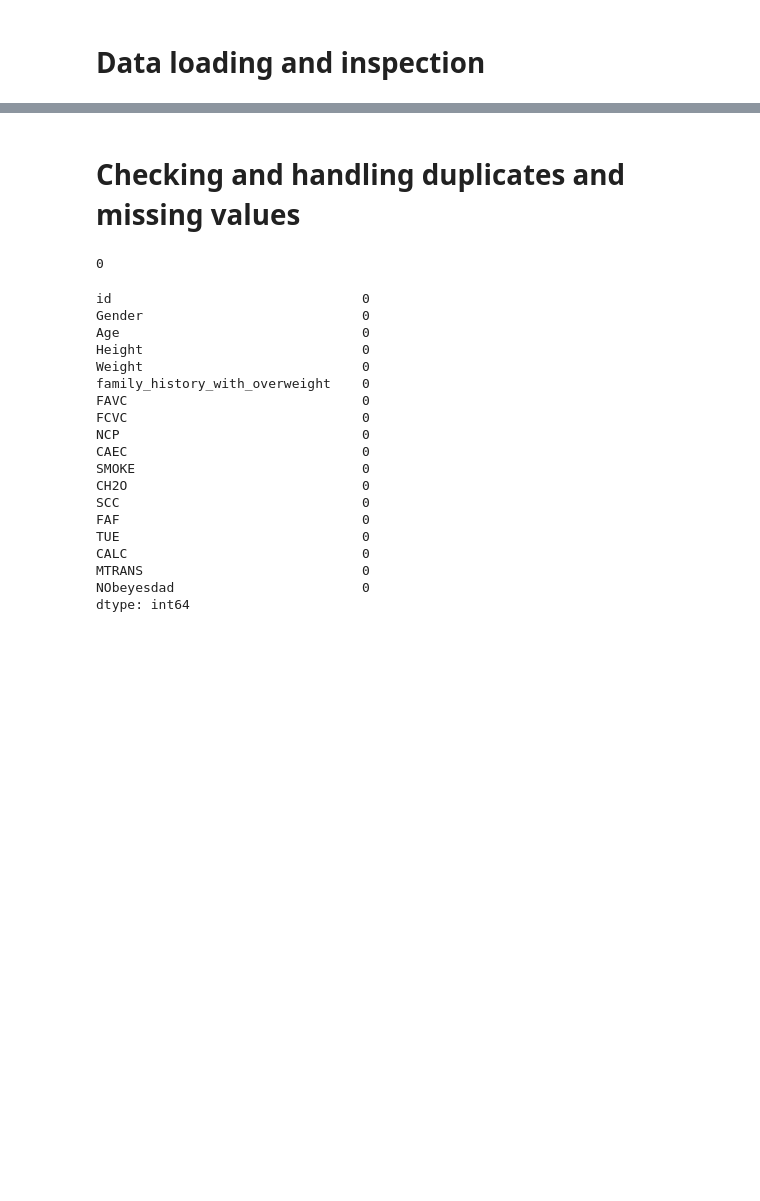
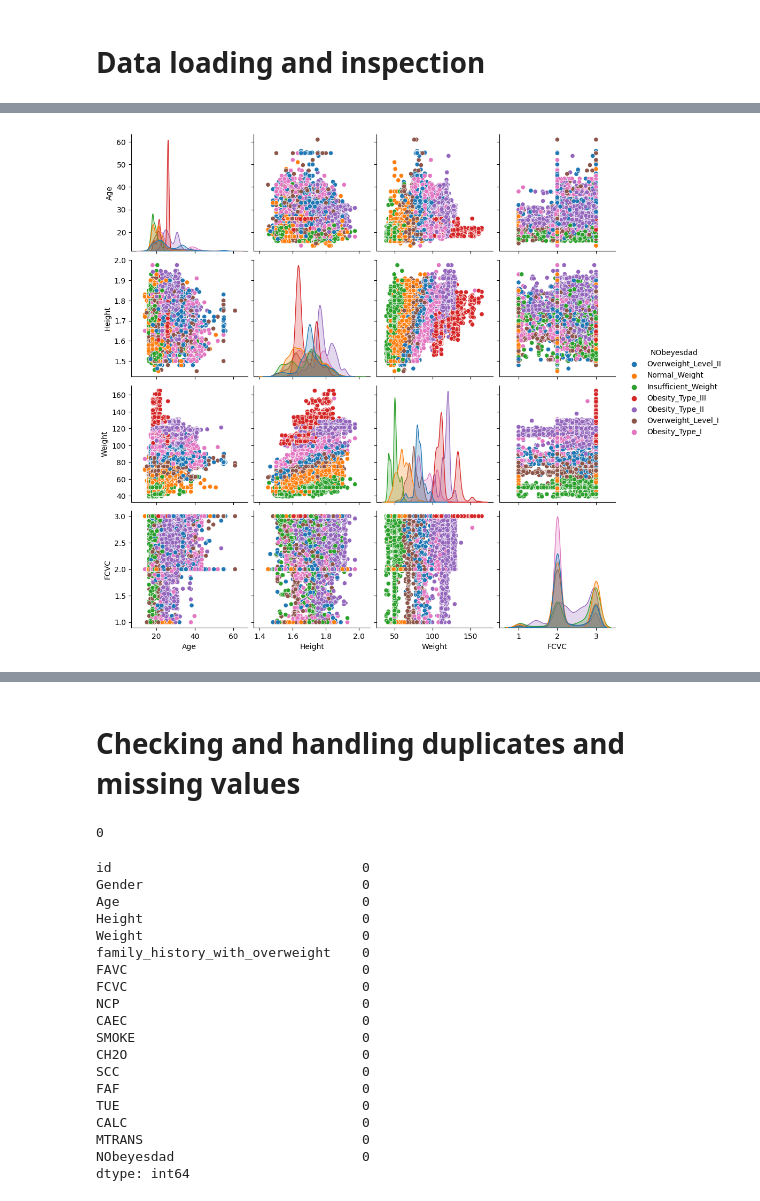
Before and after one commit to swathibommina/Projects, a Jupyter notebook: multi-class-prediction-of-obesity-risk.ipynb, the cells around one changed output, grey strips where cells are left out. Drawn from its saved outputs; the diff is of its cells as text; code cells hidden in the pictures; blank space fills up the shorter version.

```diff
--- a/multi-class-prediction-of-obesity-risk.ipynb
+++ b/multi-class-prediction-of-obesity-risk.ipynb
@@ -103,0 +34,6 @@ X_test.info
+# %%
+## Relationships between variables (Pair Plot)
+sns.pairplot(df[['Age', 'Height', 'Weight', 'FCVC', 'NObeyesdad']], hue='NObeyesdad')
+plt.show()
+# %% [output]
+[figure, added]
```
Also changed, not shown: parts of 14 cells of this notebook.
